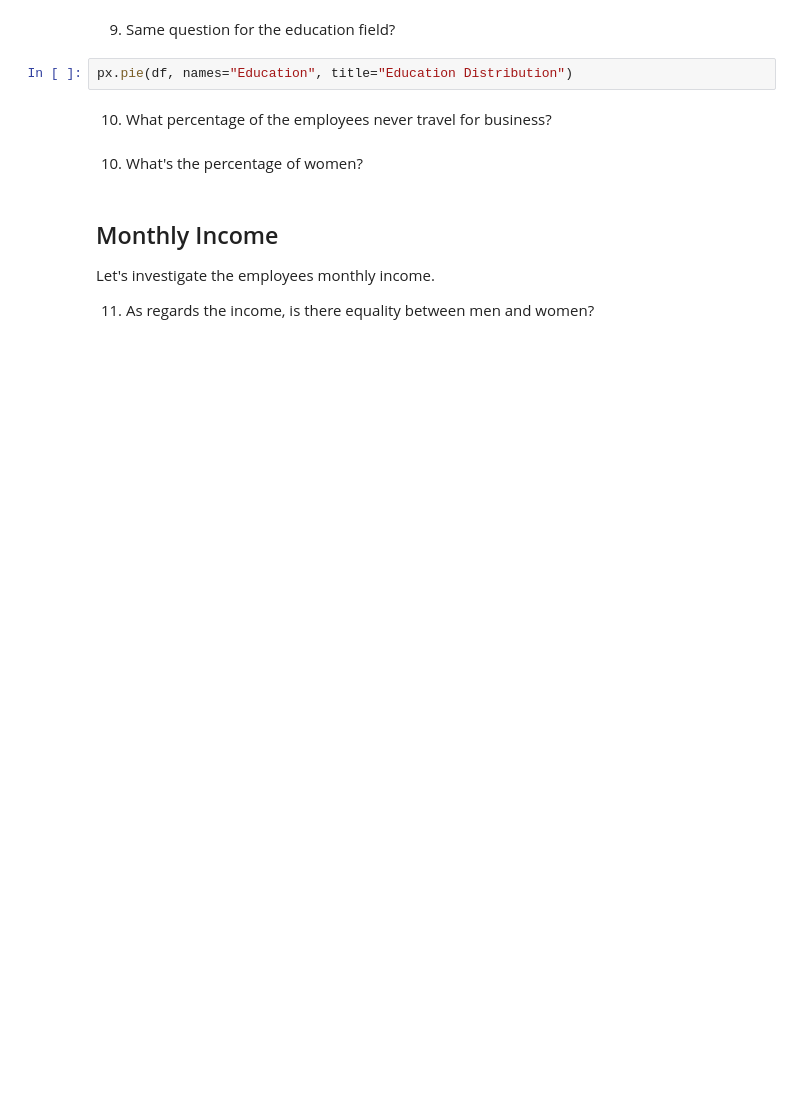
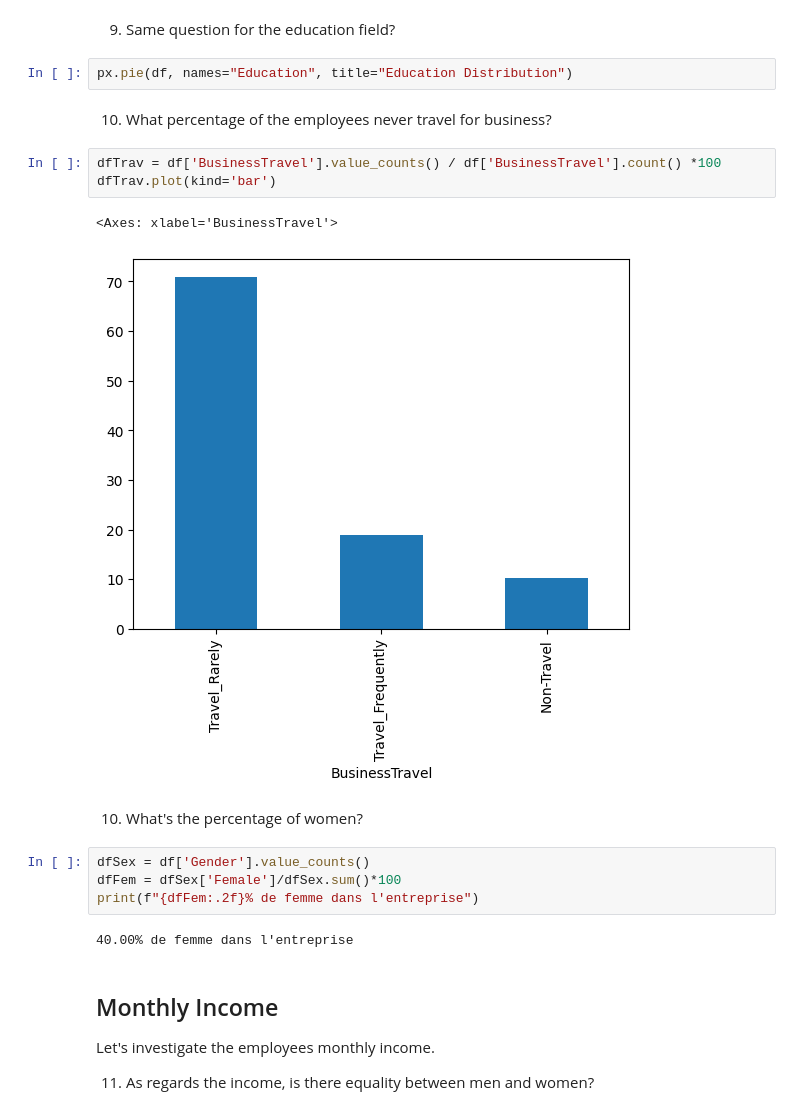
Before and after one commit to AByGCreation/Jedha, a Jupyter notebook: Exercices/Data Visualization/01-EDA_IBM_attrition.ipynb, the cells around one changed output. Saved outputs shown, nothing was run; the diff lists cells and outputs as text; blank space fills up the shorter version.

```diff
--- a/Exercices/Data Visualization/01-EDA_IBM_attrition.ipynb
+++ b/Exercices/Data Visualization/01-EDA_IBM_attrition.ipynb
@@ -104,8 +102,20 @@ px.pie(educationLevel, names="count", title="JobLevel Distribution")
 px.pie(df, names="Education", title="Education Distribution")
 # %% [markdown]
 10. What percentage of the employees never travel for business?
+# %%
+dfTrav = df['BusinessTravel'].value_counts() / df['BusinessTravel'].count() *100
+dfTrav.plot(kind='bar')
+# %% [output]
+<Axes: xlabel='BusinessTravel'>
+[figure, added]
 # %% [markdown]
 10. What's the percentage of women?
+# %%
+dfSex = df['Gender'].value_counts()
+dfFem = dfSex['Female']/dfSex.sum()*100
+print(f"{dfFem:.2f}% de femme dans l'entreprise")
+# %% [output]
+40.00% de femme dans l'entreprise
 # %% [markdown]
 ## Monthly Income
 Let's investigate the employees monthly income.
```
Also changed, not shown: parts of 11 cells of this notebook, 9 other files.
